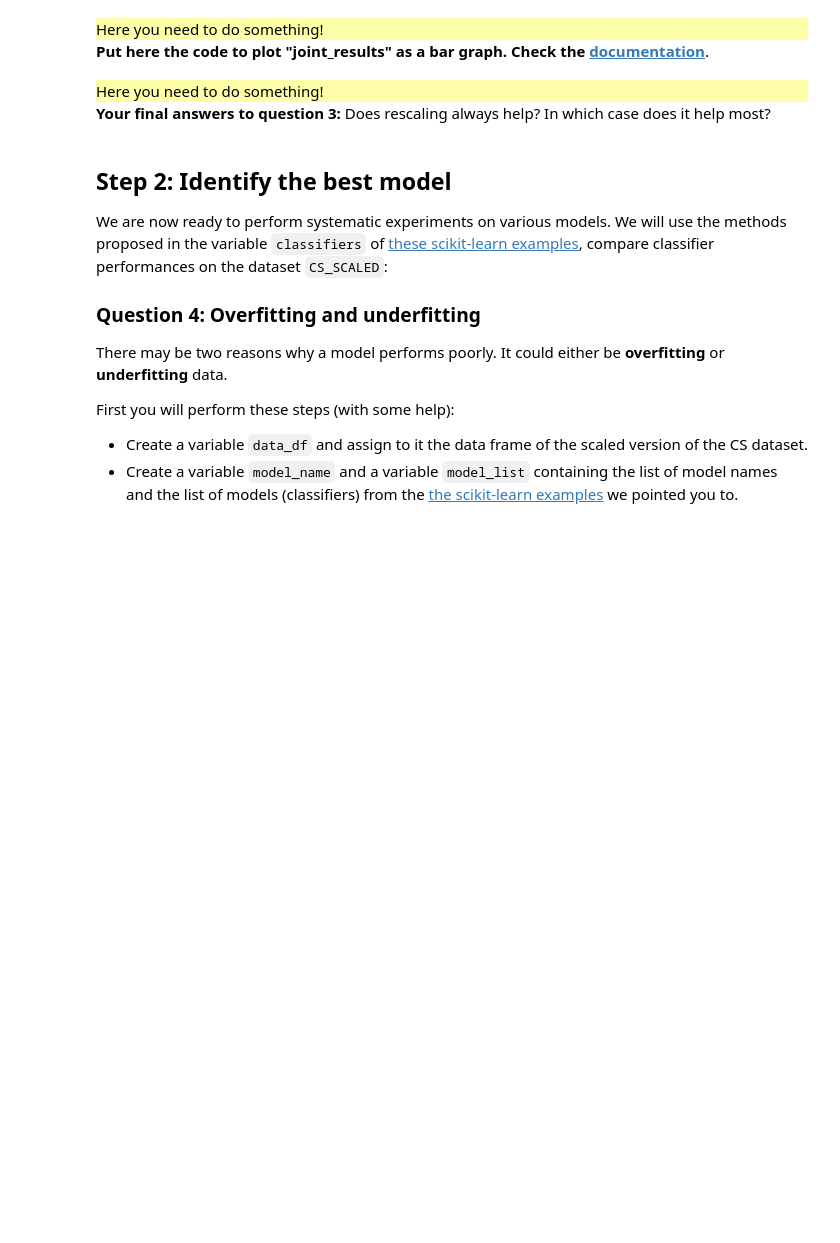
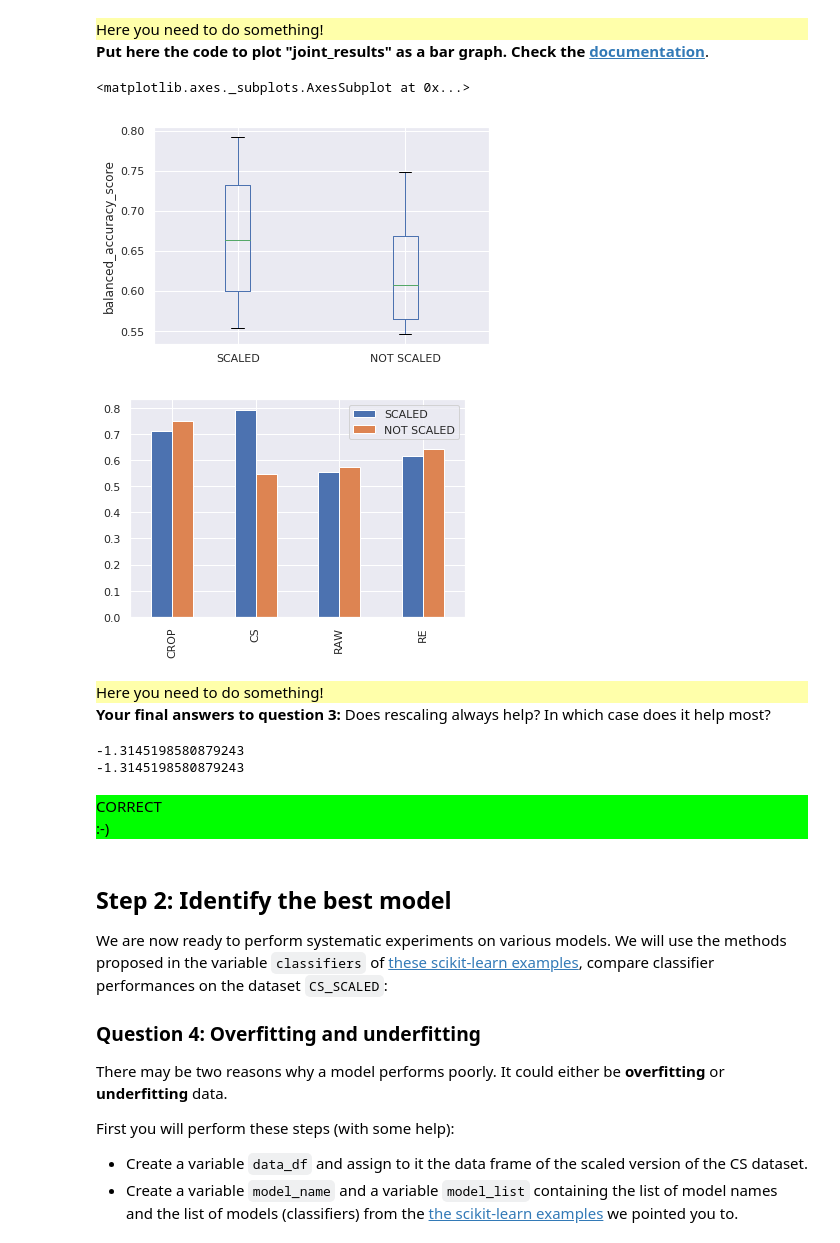
Before and after one commit to Ndieme92/info232, a Jupyter notebook: TP2/TP2.ipynb, the cells around one changed output. Saved outputs shown, nothing was run; the diff lists cells and outputs as text; code cells hidden in the pictures; blank space fills up the shorter version.

```diff
--- a/TP2/TP2.ipynb
+++ b/TP2/TP2.ipynb
@@ -366,6 +365,12 @@ joint_results
 # %%
 joint_results.boxplot() # REPLACE THIS!
 plt.ylabel(sklearn_metric.__name__)
+
+joint_results.plot.bar()
+# %% [output]
+<matplotlib.axes._subplots.AxesSubplot at 0x...>
+[figure, added]
+[figure, added]
 # %% [markdown]
 <div style="background:#FFFFAA">
     Here you need to do something!
@@ -373,15 +378,20 @@ plt.ylabel(sklearn_metric.__name__)
 <b>Your final answers to question 3:</a></b> Does rescaling always help? In which case does it help most?
 # %%
 # Put your answer to question 3 here
-rescaling_always_help = 100 # 0 for false, 1 for true
+rescaling_always_help = 0 # 0 for false, 1 for true
 varnum_rescaling_helps_most = -1 # num of var (0-based) for which perf. improve most after rescaling
-case_num_rescaling_helps_most = -1 # num of case (0-based) for which perf. improve most after rescaling
+case_num_rescaling_helps_most = 2 # num of case (0-based) for which perf. improve most after rescaling
 
 # This is the checker code, keep it
 question = 3
 answer = (p_tr+s_tr+p_te+s_te)/10
 answer += joint_results.sum().sum()/10-rescaling_always_help-case_num_rescaling_helps_most
 score += check(answer, question)
+# %% [output]
+-1.3145198580879243
+-1.3145198580879243
+CORRECT
+:-)
 # %% [markdown]
 ## Step 2: Identify the best model
 We are now ready to perform systematic experiments on various models. We will use the methods proposed in the variable `classifiers` of <a href="https://scikit-learn.org/stable/auto_examples/classification/plot_classifier_comparison.html">these scikit-learn examples</a>, compare classifier performances on the dataset `CS_SCALED`:
```
Also changed, not shown: parts of 7 cells of this notebook.
